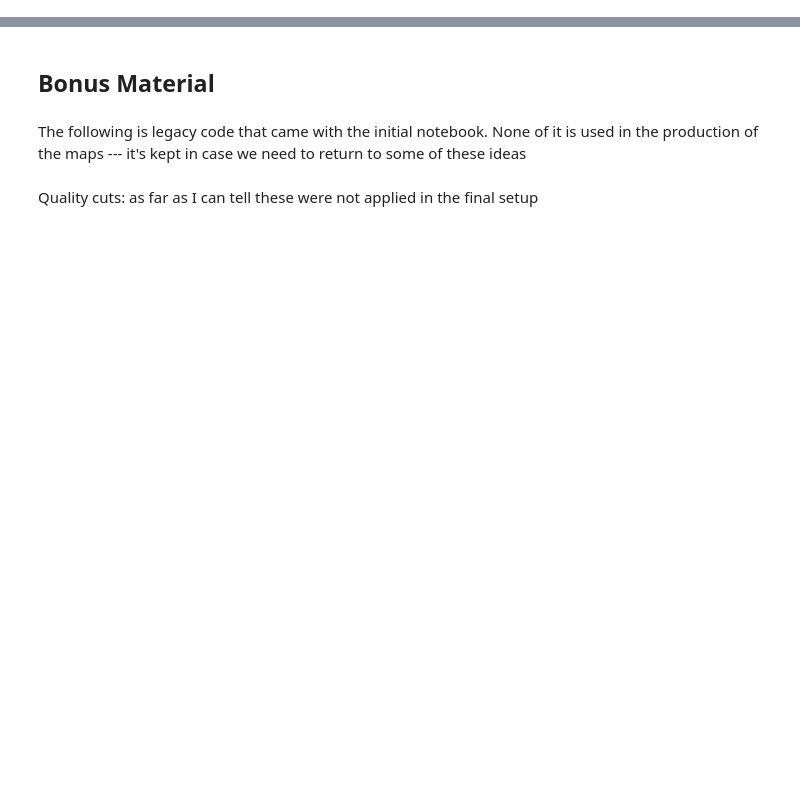
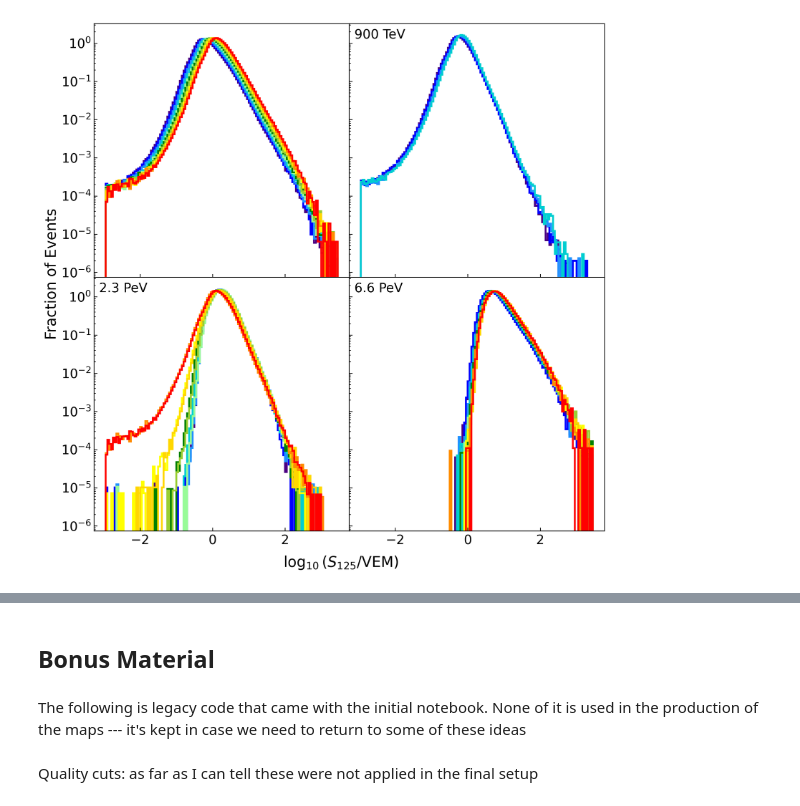
Before and after one commit to bastow-libby/11-year-Update-Paper-Figures, a Jupyter notebook: Figure1/s125.ipynb, the cells around one changed output, grey strips where cells are left out. Saved outputs shown, nothing was run; the diff lists cells and outputs as text; code cells hidden in the pictures; blank space fills up the shorter version.

```diff
--- a/Figure1/s125.ipynb
+++ b/Figure1/s125.ipynb
@@ -106,7 +106,7 @@ bins = np.arange(-3, 3.5, 0.05)[1:]  # Eliminate underflow bin
 
 colors = ['indigo', 'blue', 'dodgerblue', 'darkturquoise', 'palegreen', 'green', 'yellowgreen', 'yellow', 'gold', 'darkorange', 'red']
 
-h_params = {'density':True, 'histtype':'step', 'bins':bins, 'linewidth':2}
+h_params = {'edges':bins, 'linewidth':2}
 
 fig, axs = plt.subplots(2, 2, figsize=(10, 10), dpi=300, sharex=True, sharey=True)
 
@@ -114,43 +114,45 @@ for i, yyyy in enumerate(run_years):
 
     h_params['color'] = colors[i]
 
-    axs[0, 0].hist(np.log10(data[f'nocuts_{yyyy}']), label=f'{yyyy} Uncut', **h_params)
+    axs[0, 0].stairs(data[f'nocuts_{yyyy}'], label=f'{yyyy} Uncut', **h_params)
 
     if yyyy in np.arange(2011, 2015):
-        axs[0, 1].hist(np.log10(data[f'tier2_{yyyy}']), label=f'{yyyy} Tier 2', **h_params)
+        axs[0, 1].stairs(data[f'tier2_{yyyy}'], label=f'{yyyy} Tier 2', **h_params)
 
-    axs[1, 0].hist(np.log10(data[f'tier3_{yyyy}']), label=f'{yyyy} Tier 3', **h_params)
-    axs[1, 1].hist(np.log10(data[f'tier4_{yyyy}']), label=f'{yyyy} Tier 4', **h_params)
+    axs[1, 0].stairs(data[f'tier3_{yyyy}'], label=f'{yyyy} Tier 3', **h_params)
+    axs[1, 1].stairs(data[f'tier4_{yyyy}'], label=f'{yyyy} Tier 4', **h_params)
 
 # Set all axes to log scale
 for ax in axs.flat:
     ax.set_yscale('log')
-    ax.tick_params(axis='both', labelsize=12)
+    ax.tick_params(axis='both', labelsize=14)
 
 # Energy labels
-axs[0, 1].text(0.02, 0.98, '900 TeV', transform=axs[0, 1].transAxes, fontsize=12, va='top')
-axs[1, 0].text(0.02, 0.98, '2.3 PeV', transform=axs[1, 0].transAxes, fontsize=12, va='top')
-axs[1, 1].text(0.02, 0.98, '6.6 PeV', transform=axs[1, 1].transAxes, fontsize=12, va='top')
+axs[0, 1].text(0.02, 0.98, '900 TeV', transform=axs[0, 1].transAxes, fontsize=14, va='top')
+axs[1, 0].text(0.02, 0.98, '2.3 PeV', transform=axs[1, 0].transAxes, fontsize=14, va='top')
+axs[1, 1].text(0.02, 0.98, '6.6 PeV', transform=axs[1, 1].transAxes, fontsize=14, va='top')
 
 # Remove interior tick labels
 for ax in axs[0, :]:
     ax.tick_params(axis='x', which='both', bottom=True, labelbottom=False)
 
 for ax in axs[:, 1]:
     ax.tick_params(labelleft=False)
 
 for ax in axs.flat:
     ax.tick_params(direction='in', which='both')
 
 # Shared axis labels
-fig.supxlabel(r'$\log_{10}(S_{125}/\mathrm{VEM})$', fontsize=14, y=0.05)
-fig.supylabel('Fraction of Events', fontsize=14, x=0.05)
+fig.supxlabel(r'$\log_{10}(S_{125}/\mathrm{VEM})$', fontsize=16, y=0.05)
+fig.supylabel('Fraction of Events', fontsize=16, x=0.05)
 
 # Remove spacing between panels
 fig.subplots_adjust(wspace=0, hspace=0)
 
 plt.savefig('s125_histograms_sharedaxes.pdf', bbox_inches='tight')
 plt.show()
+# %% [output]
+[figure, added]
 # %%
 #this block creates the s125 histograms
 bins = (np.arange(-3, 3.5, .05))
```
Also changed, not shown: parts of 6 cells of this notebook, 5 other files.
